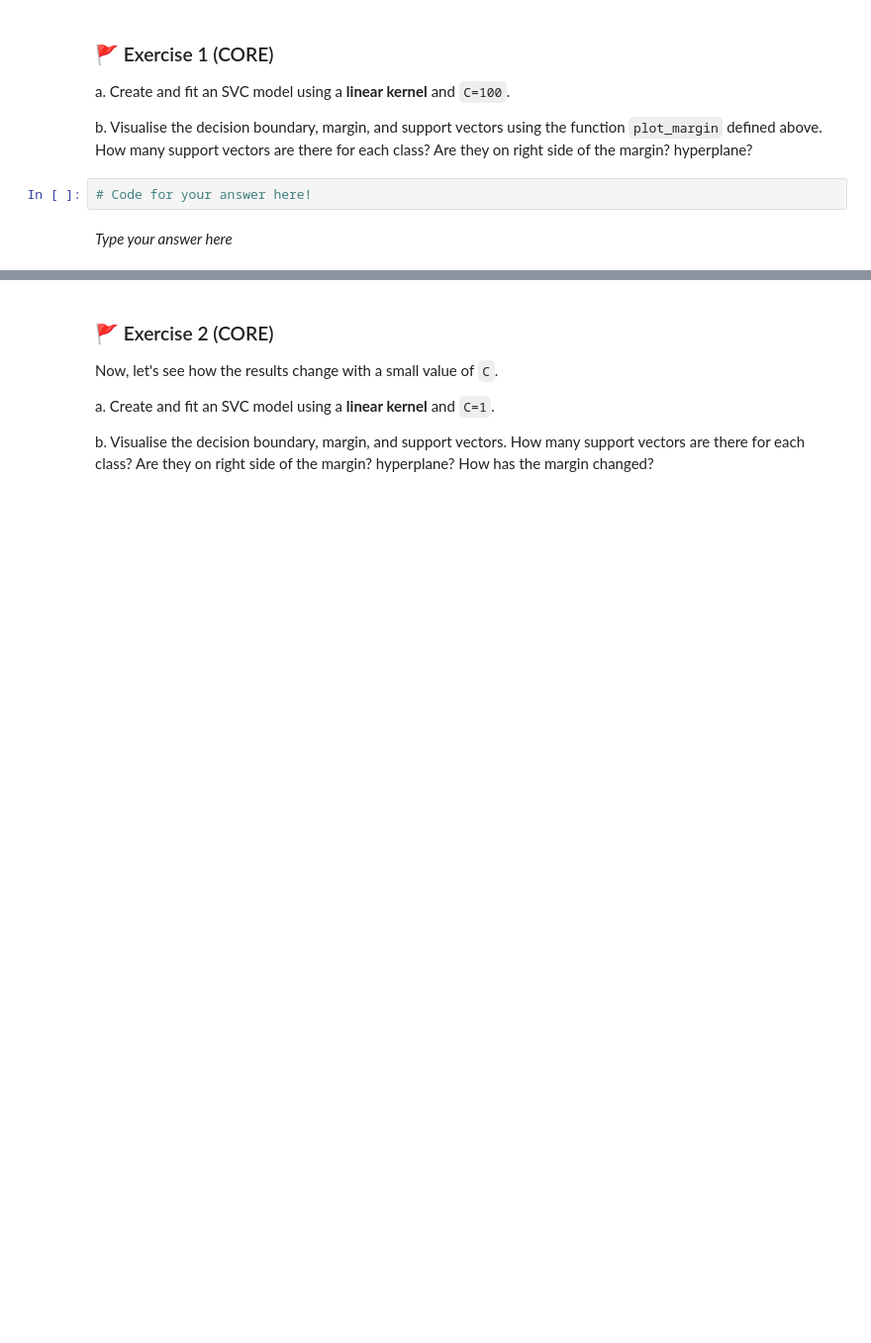
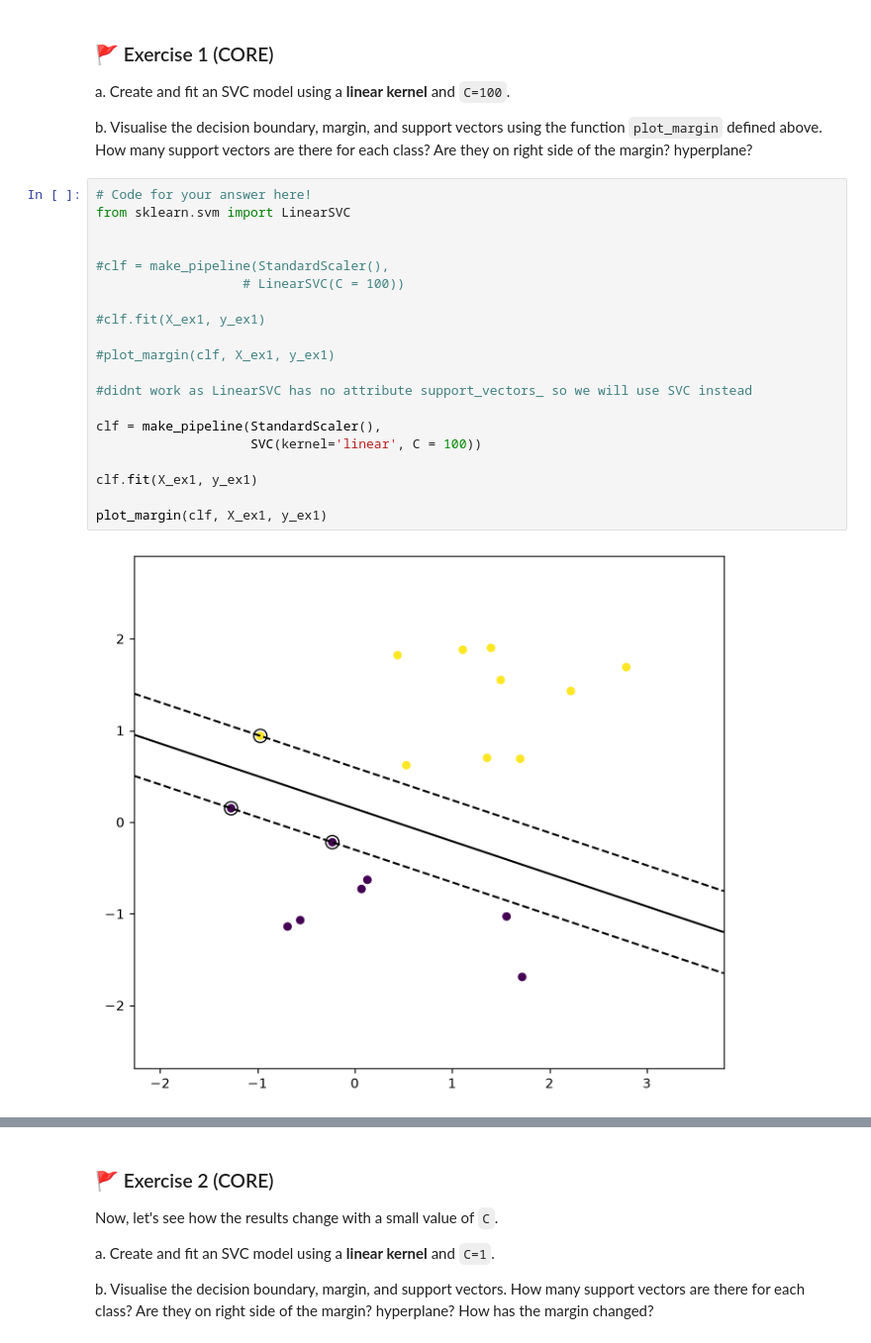
Before and after one commit to thomasvsinclair/ml-workshops, a Jupyter notebook: WS7/mlp_week07.ipynb, the cells around one changed output, grey strips where cells are left out. Shown at 99% size. Cells and saved outputs as stored; diff of their text form; blank space fills up the shorter version.

```diff
--- a/WS7/mlp_week07.ipynb
+++ b/WS7/mlp_week07.ipynb
@@ -163,7 +177,25 @@ print(y_ex1.shape)
 a. Create and fit an SVC model using a **linear kernel** and `C=100`.
 
 b. Visualise the decision boundary, margin, and support vectors using the function `plot_margin` defined above. How many support vectors are there for each class? Are they on right side of the margin? hyperplane?
-# %%
-# Code for your answer here!
-# %% [markdown]
-_Type your answer here_
+# %%
+# Code for your answer here!
+from sklearn.svm import LinearSVC
+
+
+#clf = make_pipeline(StandardScaler(),
+                   # LinearSVC(C = 100))
+
+#clf.fit(X_ex1, y_ex1)
+
+#plot_margin(clf, X_ex1, y_ex1)
+
+#didnt work as LinearSVC has no attribute support_vectors_ so we will use SVC instead
+
+clf = make_pipeline(StandardScaler(),
+                    SVC(kernel='linear', C = 100))
+
+clf.fit(X_ex1, y_ex1)
+
+plot_margin(clf, X_ex1, y_ex1)
+# %% [output]
+[figure, added]
```
Also changed, not shown: parts of 11 cells of this notebook.
